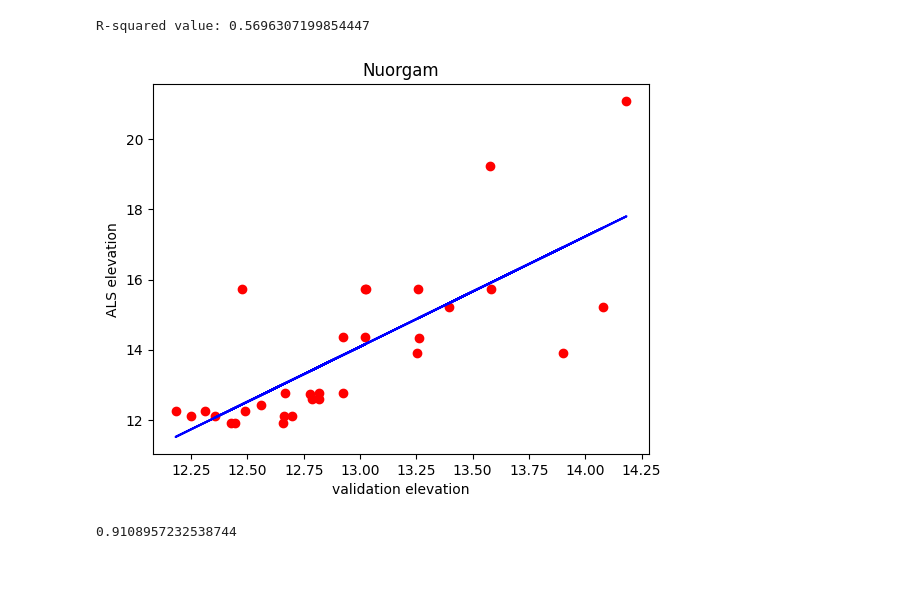
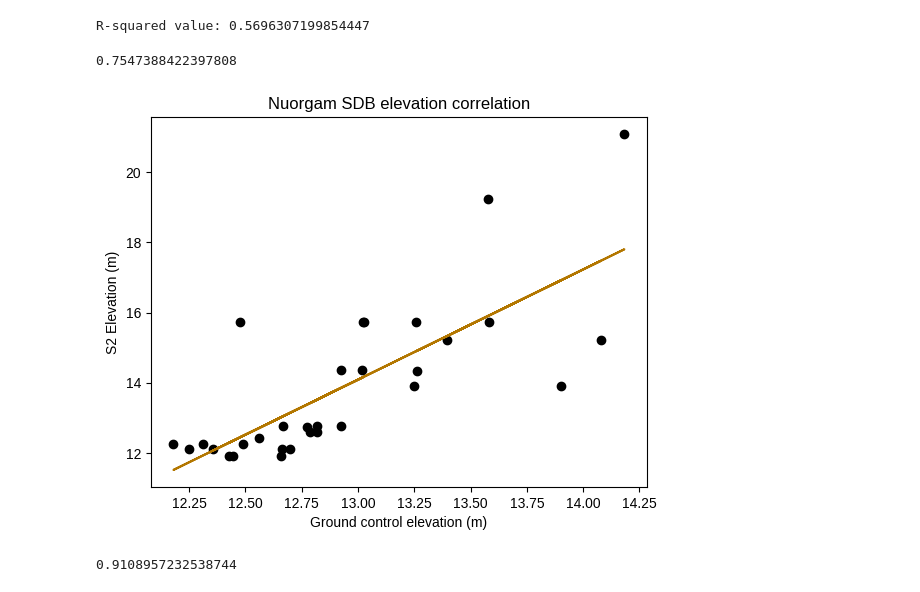
Before and after one commit to susannakukka/bathymetric-model-analysis, a Jupyter notebook: notebooks/RMSE.ipynb, the cells around one changed output. Drawn from its saved outputs; the diff is of its cells as text; code cells hidden in the pictures.

Commit message:
cleaned RMSE notebook and did graphs

```diff
--- a/notebooks/RMSE.ipynb
+++ b/notebooks/RMSE.ipynb
@@ -10,6 +10,13 @@ import seaborn as sns
 from sklearn.metrics import mean_squared_error, mean_absolute_error, max_error, r2_score
 from sklearn.linear_model import LinearRegression
 import matplotlib.pyplot as plt
+# %%
+use_liberation_fonts = True
+if use_liberation_fonts:
+    plt.rcParams.update({
+        'font.family':'sans-serif',
+        'font.sans-serif':['Liberation Sans'],
+    })
 # %% [markdown]
 ## Valle (Utsjoki) elevation calculation IDW
 # %%
@@ -498,15 +351,20 @@ r2_score = model.score(x, y)
 print(f"R-squared value: {r2_score}")
 # %% [output]
 R-squared value: 0.5696307199854447
+# %%
+# calculate correlation
+nuorgam_s2["Elevation"].corr(nuorgam_s2["SAMPLE_1"])
+# %% [output]
+0.7547388422397808
 # %%
-plt.scatter(x, y, color = 'red')
-plt.plot(x, model.predict(x), color = 'blue')
-plt.title('Nuorgam')
-plt.xlabel('validation elevation')
-plt.ylabel('ALS elevation')
+plt.scatter(x, y, color = 'black')
+plt.plot(x, model.predict(x), color = '#B37700')
+plt.title('Nuorgam SDB elevation correlation')
+plt.xlabel('Ground control elevation (m)')
+plt.ylabel('S2 Elevation (m)')
 plt.show()
 # %% [output]
-[figure, old version]
+[figure, new version]
 # %%
 # calculation correlation
 valle_s2["Elevation"].corr(valle_s2["SAMPLE_1"])
```
Also changed, not shown: parts of 77 cells of this notebook, 1 other file.
